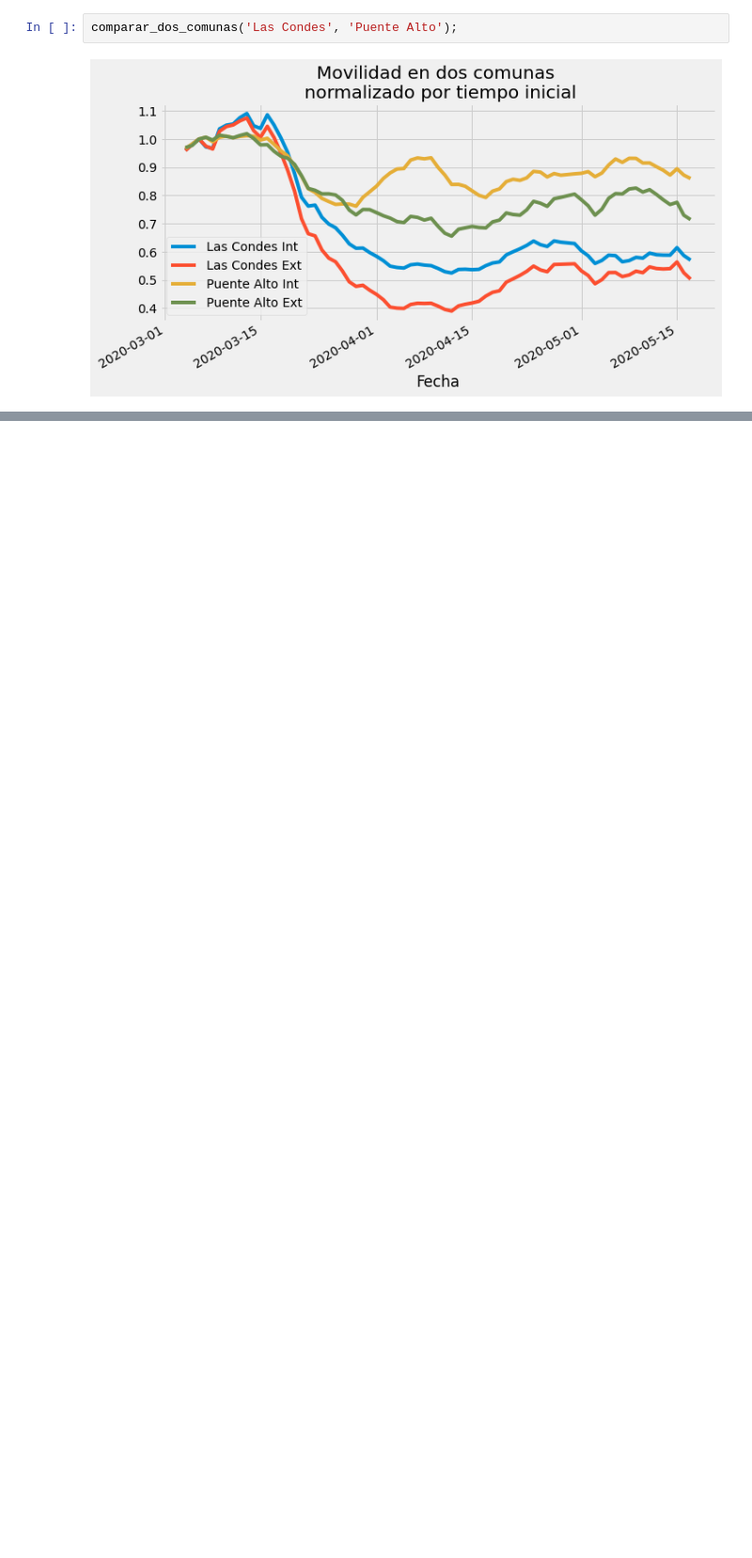
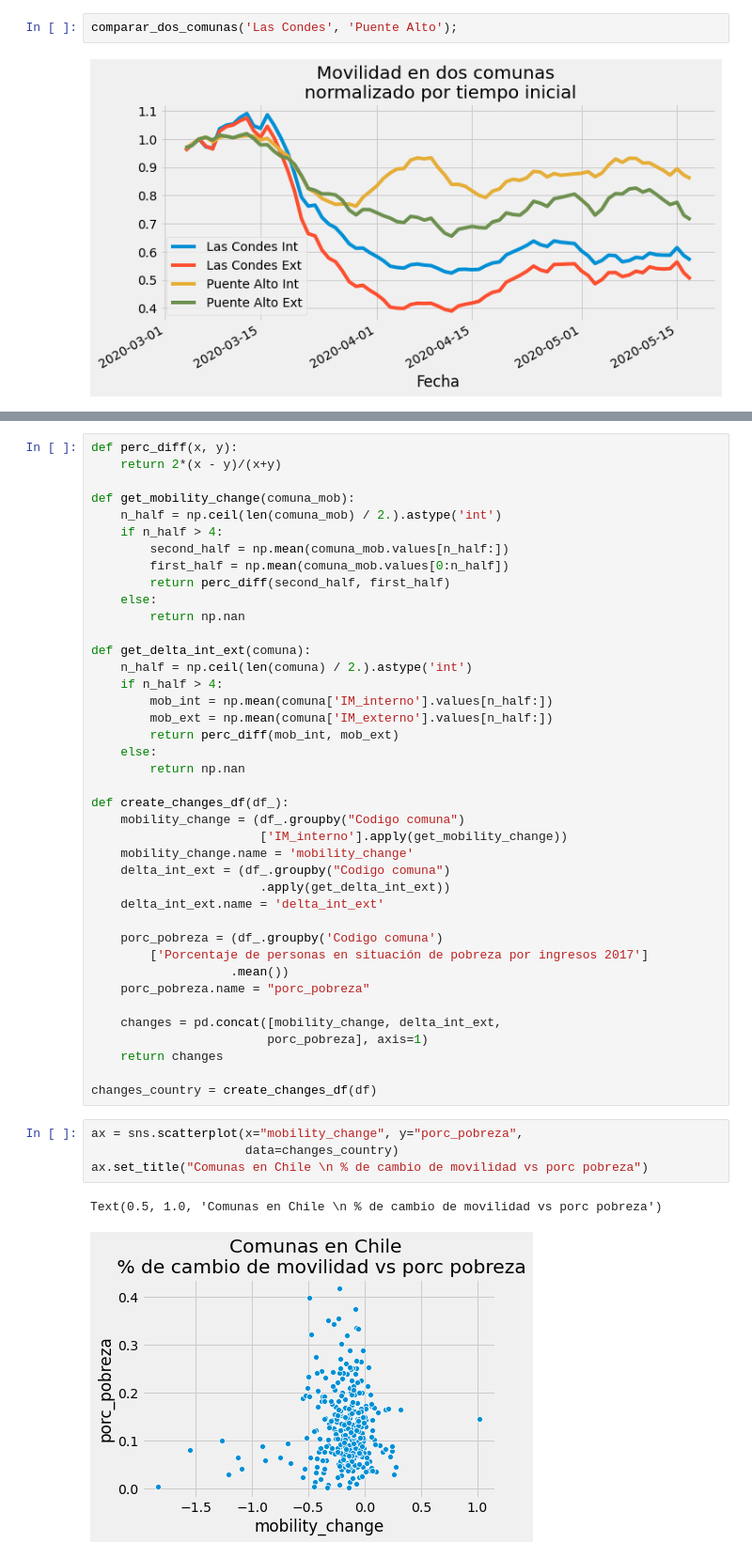
Before and after one commit to cdagnino/mobility_and_comuna, a Jupyter notebook: main.ipynb, the cells around one changed output, grey strips where cells are left out. Shown: that part at 94% size. Cells and saved outputs as stored; diff of their text form; blank space fills up the shorter version.

Commit message:
scatterplots :D

```diff
--- a/main.ipynb
+++ b/main.ipynb
@@ -65,0 +103,47 @@ comparar_dos_comunas('Las Condes', 'Puente Alto');
+# %%
+def perc_diff(x, y):
+    return 2*(x - y)/(x+y)
+
+def get_mobility_change(comuna_mob):
+    n_half = np.ceil(len(comuna_mob) / 2.).astype('int')
+    if n_half > 4:
+        second_half = np.mean(comuna_mob.values[n_half:])
+        first_half = np.mean(comuna_mob.values[0:n_half])
+        return perc_diff(second_half, first_half)
+    else:
+        return np.nan
+
+def get_delta_int_ext(comuna):
+    n_half = np.ceil(len(comuna) / 2.).astype('int')
+    if n_half > 4:
+        mob_int = np.mean(comuna['IM_interno'].values[n_half:])
+        mob_ext = np.mean(comuna['IM_externo'].values[n_half:])
+        return perc_diff(mob_int, mob_ext)
+    else:
+        return np.nan
+
+def create_changes_df(df_):
+    mobility_change = (df_.groupby("Codigo comuna")
+                       ['IM_interno'].apply(get_mobility_change))
+    mobility_change.name = 'mobility_change'
+    delta_int_ext = (df_.groupby("Codigo comuna")
+                       .apply(get_delta_int_ext))
+    delta_int_ext.name = 'delta_int_ext'
+
+    porc_pobreza = (df_.groupby('Codigo comuna')
+        ['Porcentaje de personas en situación de pobreza por ingresos 2017']
+                   .mean())
+    porc_pobreza.name = "porc_pobreza"
+
+    changes = pd.concat([mobility_change, delta_int_ext,
+                        porc_pobreza], axis=1)
+    return changes
+
+changes_country = create_changes_df(df)
+# %%
+ax = sns.scatterplot(x="mobility_change", y="porc_pobreza",
+                     data=changes_country)
+ax.set_title("Comunas en Chile \n % de cambio de movilidad vs porc pobreza")
+# %% [output]
+Text(0.5, 1.0, 'Comunas en Chile \n % de cambio de movilidad vs porc pobreza')
+[figure, added]
```
Also changed, not shown: parts of 17 cells of this notebook.
